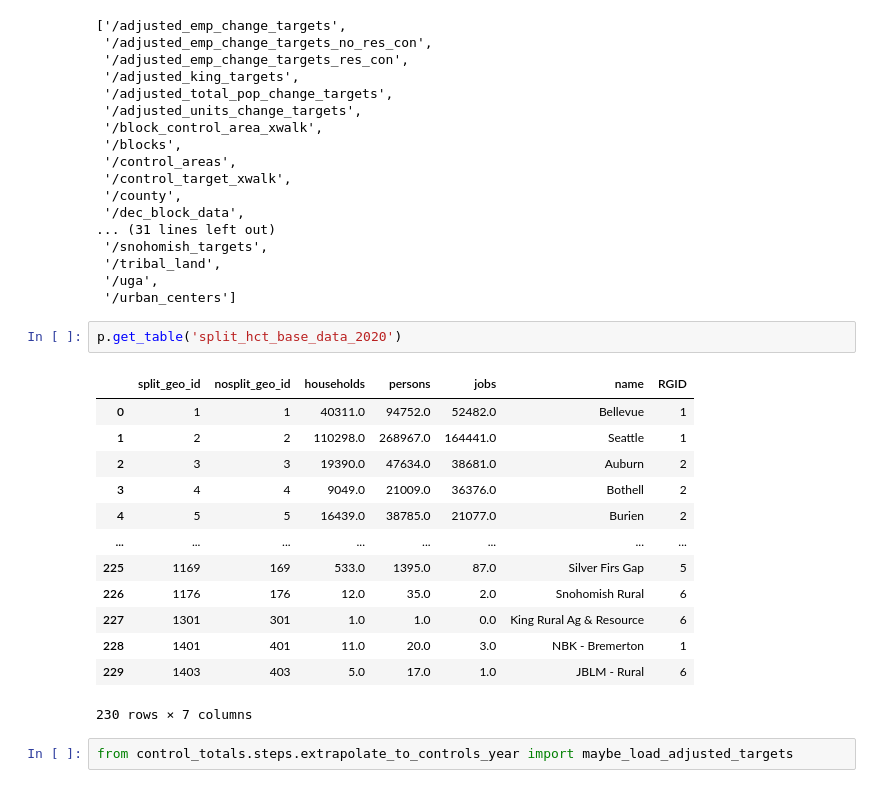
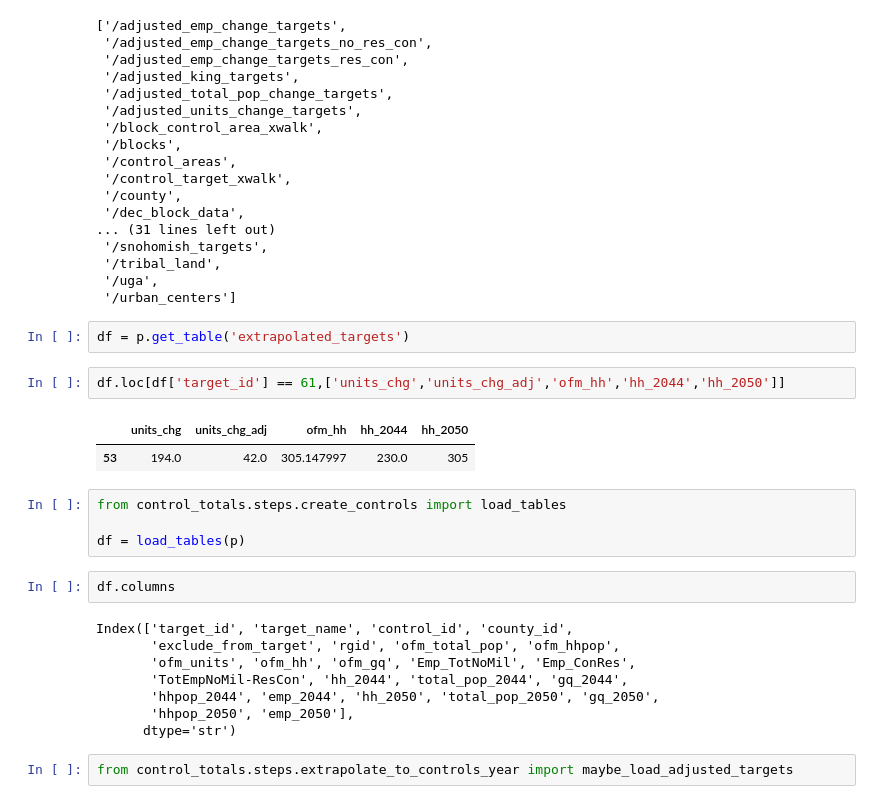
Before and after one commit to psrc/control_totals, a Jupyter notebook: examples/summer_2026/scratch.ipynb, the cells around one changed output. Saved outputs shown, nothing was run; the diff lists cells and outputs as text.

```diff
--- a/examples/summer_2026/scratch.ipynb
+++ b/examples/summer_2026/scratch.ipynb
@@ -27,21 +27,26 @@ tables
  '/uga',
  '/urban_centers']
 # %%
-p.get_table('split_hct_base_data_2020')
+df = p.get_table('extrapolated_targets')
-# %% [output]
-|  | split_geo_id | nosplit_geo_id | households | persons | jobs | name | RGID |
-| 0 | 1 | 1 | 40311.0 | 94752.0 | 52482.0 | Bellevue | 1 |
-| 1 | 2 | 2 | 110298.0 | 268967.0 | 164441.0 | Seattle | 1 |
-| 2 | 3 | 3 | 19390.0 | 47634.0 | 38681.0 | Auburn | 2 |
-| 3 | 4 | 4 | 9049.0 | 21009.0 | 36376.0 | Bothell | 2 |
-| 4 | 5 | 5 | 16439.0 | 38785.0 | 21077.0 | Burien | 2 |
-| ... | ... | ... | ... | ... | ... | ... | ... |
-| 225 | 1169 | 169 | 533.0 | 1395.0 | 87.0 | Silver Firs Gap | 5 |
-| 226 | 1176 | 176 | 12.0 | 35.0 | 2.0 | Snohomish Rural | 6 |
-| 227 | 1301 | 301 | 1.0 | 1.0 | 0.0 | King Rural Ag & Resource | 6 |
-| 228 | 1401 | 401 | 11.0 | 20.0 | 3.0 | NBK - Bremerton | 1 |
-| 229 | 1403 | 403 | 5.0 | 17.0 | 1.0 | JBLM - Rural | 6 |
-230 rows × 7 columns
+# %%
+df.loc[df['target_id'] == 61,['units_chg','units_chg_adj','ofm_hh','hh_2044','hh_2050']]
+# %% [output]
+|  | units_chg | units_chg_adj | ofm_hh | hh_2044 | hh_2050 |
+| 53 | 194.0 | 42.0 | 305.147997 | 230.0 | 305 |
+# %%
+from control_totals.steps.create_controls import load_tables
+
+df = load_tables(p)
+# %%
+df.columns
+# %% [output]
+Index(['target_id', 'target_name', 'control_id', 'county_id',
+       'exclude_from_target', 'rgid', 'ofm_total_pop', 'ofm_hhpop',
+       'ofm_units', 'ofm_hh', 'ofm_gq', 'Emp_TotNoMil', 'Emp_ConRes',
+       'TotEmpNoMil-ResCon', 'hh_2044', 'total_pop_2044', 'gq_2044',
+       'hhpop_2044', 'emp_2044', 'hh_2050', 'total_pop_2050', 'gq_2050',
+       'hhpop_2050', 'emp_2050'],
+      dtype='str')
 # %%
 from control_totals.steps.extrapolate_to_controls_year import maybe_load_adjusted_targets
 # %%
```
Also changed, not shown: 5 other files.
